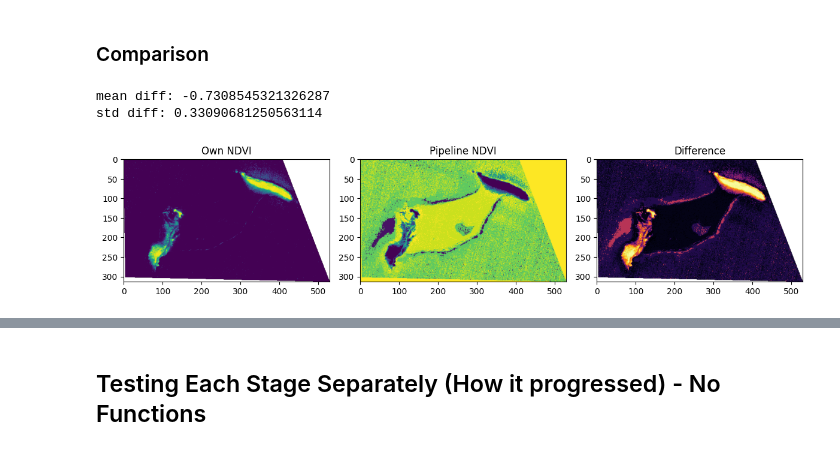
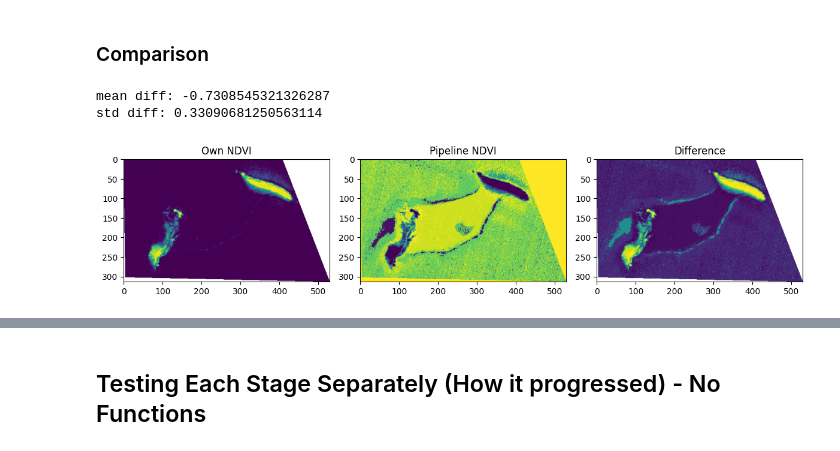
Before and after one commit to RachelOdunuga/optical-detectors-hst-sentinel, a Jupyter notebook: sentinel-assignment.ipynb, the cells around one changed output, grey strips where cells are left out. Cells and saved outputs as stored; diff of their text form; code cells hidden in the pictures.

```diff
--- a/sentinel-assignment.ipynb
+++ b/sentinel-assignment.ipynb
@@ -70,10 +117,41 @@ df_ge
 ### Part 2: Sentinel‑2 Vegetation
 # %%
 def load_band(file_path):
+    """
+    Load a single band from TIFF file.
+
+    Parameters
+    ----------
+    file_path : str or Path
+        Path to the band file.
+
+    Returns
+    -------
+    tuple
+        (band_array , transform)
+    """
+
     with rasterio.open(file_path) as src:
         return src.read(1).astype(float), src.transform
 
 def calc_ndvi(red, nir):
+
+    """
+    Compute NDVI from red and NIR bands.
+
+    Parameters
+    ----------
+    red : numpy.ndarray
+        Red band (B4).
+    nir : numpy.ndarray
+        Near-infrared band (B8).
+
+    Returns
+    -------
+    numpy.ndarray
+        NDVI array clipped to [0, 1].
+    """
+
     ndvi = (nir - red) / (nir + red)
     ndvi = np.clip(ndvi, 0, 1)
     return ndvi
@@ -155,6 +286,9 @@ def load_band(path):
         return src.read(1).astype(float)
 
 def ndvi_compare(folder):
+
+    """ Compare calculated NDVI with reference NDVI from the pipeline."""
+
     folder = Path(folder)
 
     # my ndvi calculation
@@ -166,32 +300,32 @@ def ndvi_compare(folder):
     # refernce NDVI
     ndvi_ref = load_band(folder/"Sentinel-2_L2A_NDVI.tiff")
     if np.nanmax(ndvi_ref) > 1:
         ndvi_ref = ndvi_ref/255
 
     # difference + stats
     diff = ndvi - ndvi_ref
     print("mean diff:", np.nanmean(diff))
     print("std diff:", np.nanstd(diff))
 
     # visualing comparison
     plt.figure(figsize=(12,4))
     plt.subplot(1,3,1)
     plt.imshow(ndvi, cmap='viridis')
     plt.title("Own NDVI")
 
     plt.subplot(1,3,2)
     plt.imshow(ndvi_ref, cmap='viridis')
     plt.title("Pipeline NDVI")
 
     plt.subplot(1,3,3)
-    plt.imshow(diff, cmap='inferno')
+    plt.imshow(diff, cmap='viridis')
     plt.title("Difference")
     plt.tight_layout()
     plt.show()
 
 # run
 ndvi_compare("sentinel-data/S2_2017-07-12")
 # %% [output]
 mean diff: -0.7308545321326287
 std diff: 0.33090681250563114
-[figure, old version]
+[figure, new version]
```
Also changed, not shown: parts of 6 cells of this notebook.
